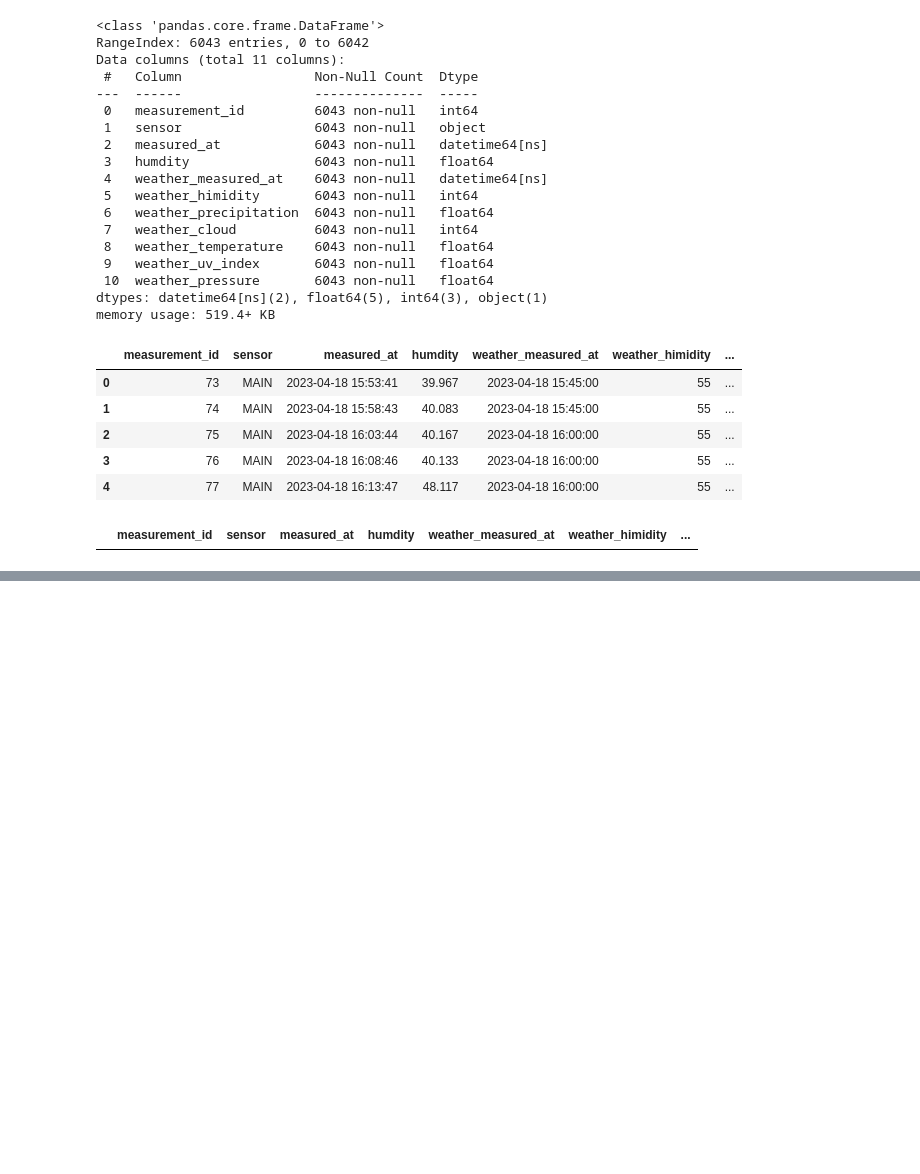
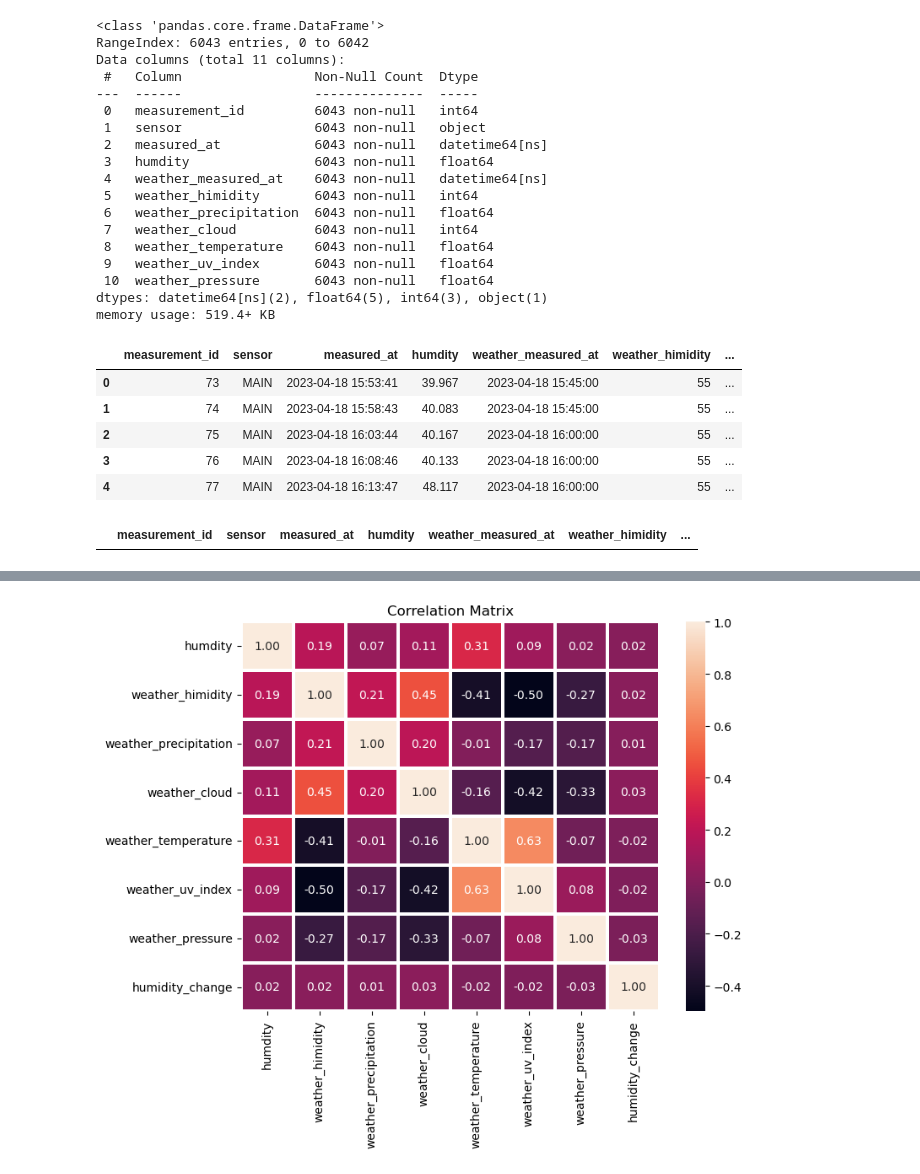
Before and after one commit to Niklas-Mezynski/fontys-individual-study-data-analysis, a Jupyter notebook: eda_salad.ipynb, the cells around one changed output, grey strips where cells are left out. Saved outputs shown, nothing was run; the diff lists cells and outputs as text; code cells hidden in the pictures; blank space fills up the shorter version.

```diff
--- a/eda_salad.ipynb
+++ b/eda_salad.ipynb
@@ -119,0 +124,13 @@ df.plot(x='measured_at', subplots=True, figsize=(12, 10));
+# %%
+# Calculate the correlation matrix
+corr_matrix = df.corr(numeric_only=True)
+
+# Plot the correlation matrix
+plt.figure(figsize=(8, 6))
+# Use seaborn to make the heatmap
+sn.heatmap(corr_matrix, annot=True, linewidths=1.5, fmt=".2f")
+
+plt.title('Correlation Matrix')
+plt.show()
+# %% [output]
+[figure, added]
```
Also changed, not shown: parts of 14 cells of this notebook, 1 other file.
